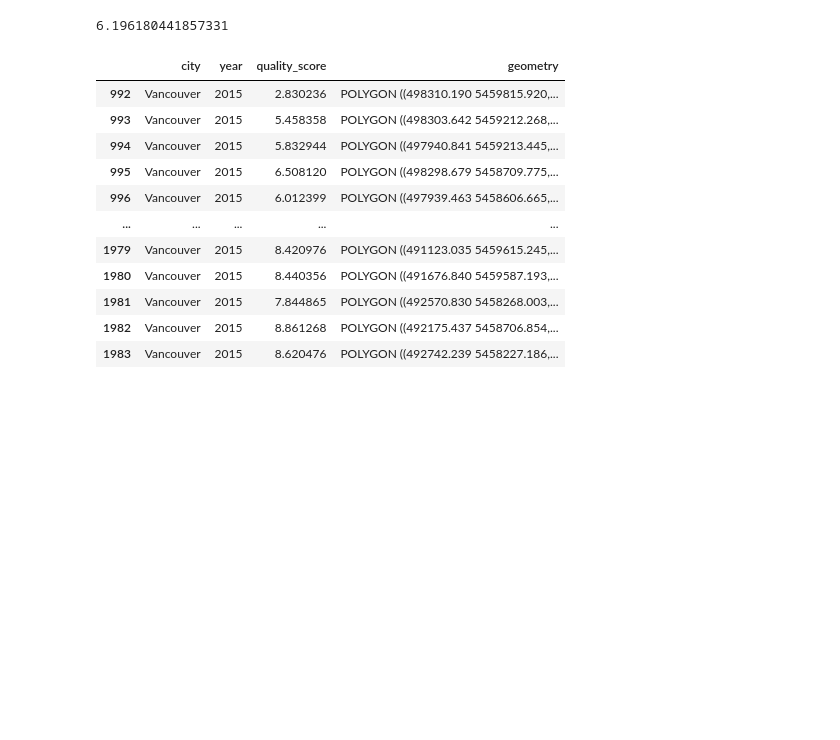
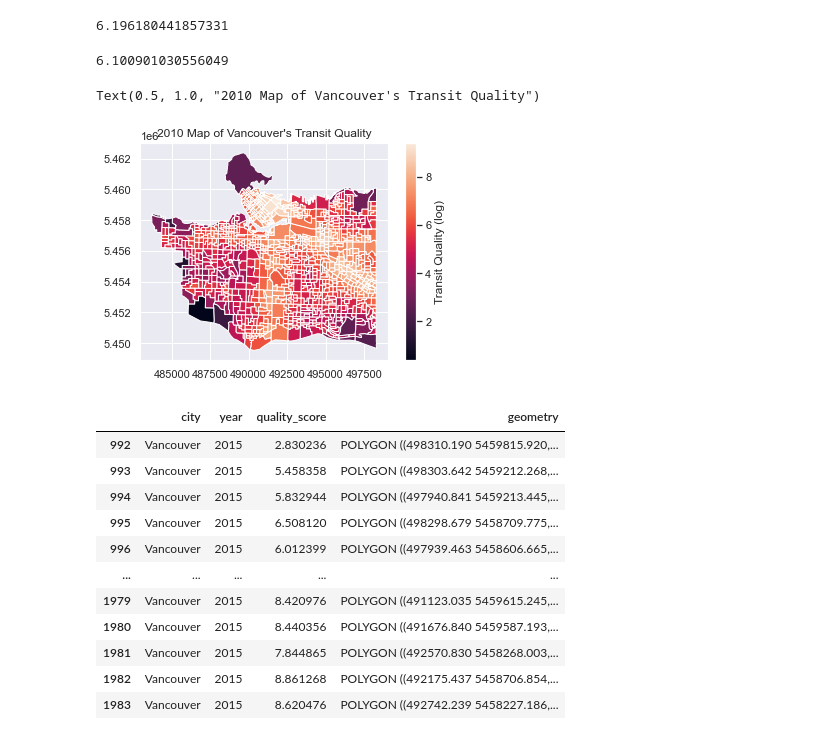
Before and after one commit to rebywong/cmpt353-project, a Jupyter notebook: vancouver_transit.ipynb, the cells around one changed output. Cells and saved outputs as stored; diff of their text form; code cells hidden in the pictures; blank space fills up the shorter version.

```diff
--- a/vancouver_transit.ipynb
+++ b/vancouver_transit.ipynb
@@ -284,6 +301,20 @@ transit_2010
 transit_2010['quality_score'].mean()
 # %% [output]
 6.196180441857331
+# %%
+transit_2010['quality_score'].median()
+# %% [output]
+6.100901030556049
+# %%
+# Try graphing with seaborn for more detailed map
+import seaborn
+seaborn.set()
+
+transit_2010.plot(column='quality_score', legend=True, legend_kwds={'label':'Transit Quality (log)'}) \
+            .set_title('2010 Map of Vancouver\'s Transit Quality')
+# %% [output]
+Text(0.5, 1.0, "2010 Map of Vancouver's Transit Quality")
+[figure, added]
 # %%
 transit_2015 = transit[transit['year'] == 2015]
 transit_2015
```
Also changed, not shown: parts of 15 cells of this notebook.
